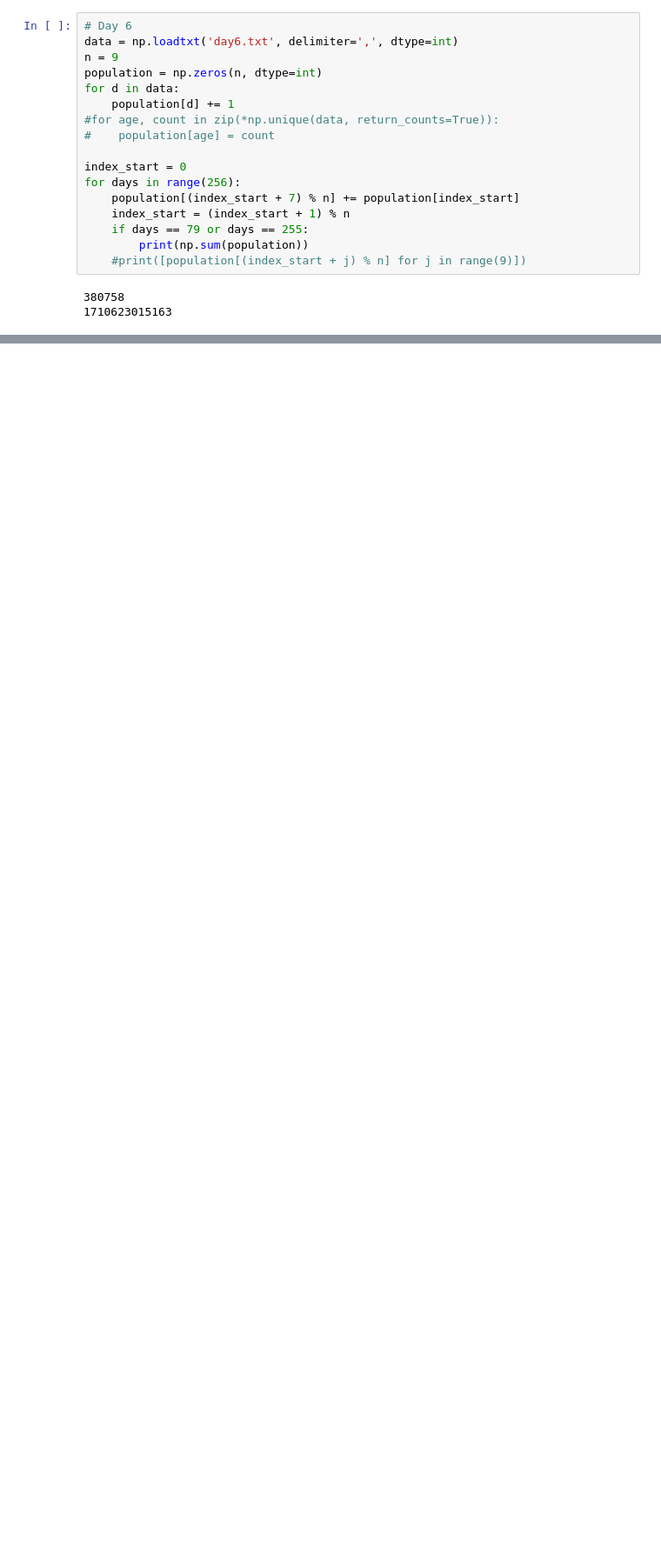
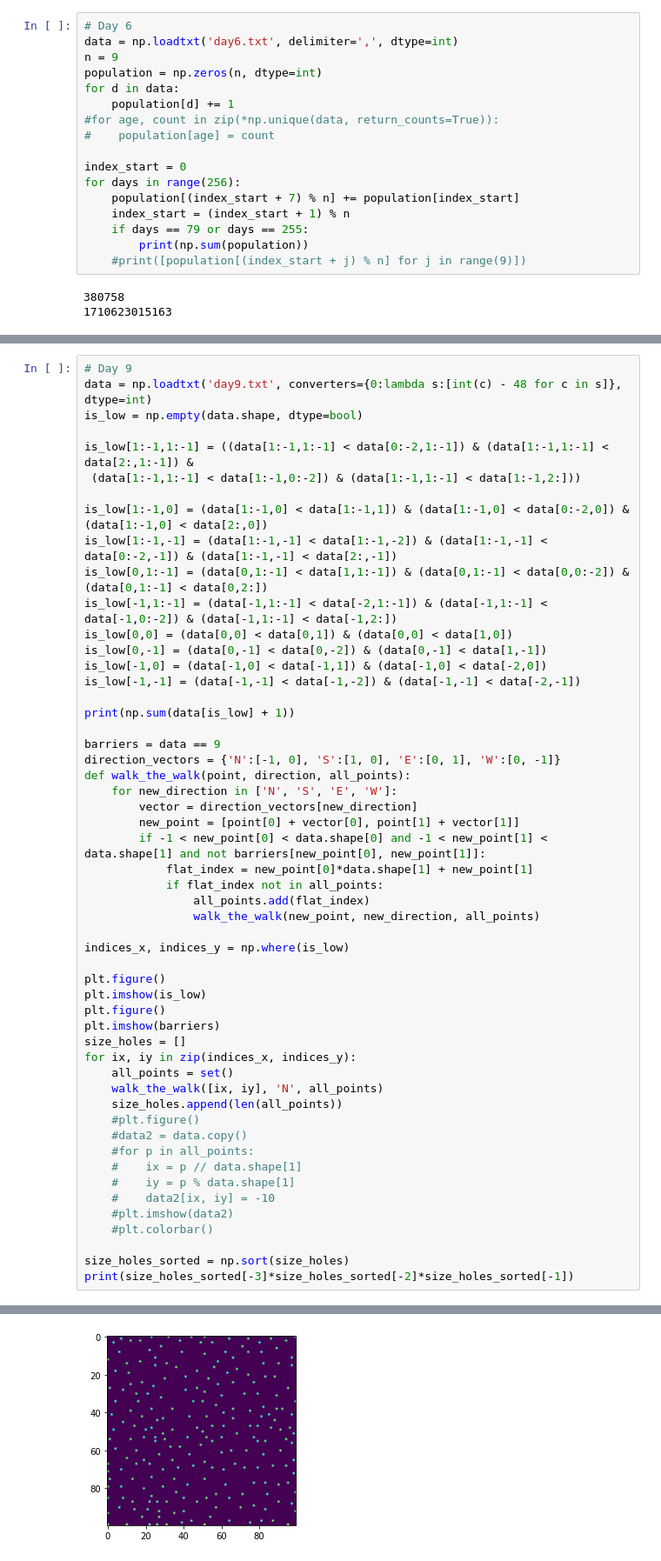
Before and after one commit to ThomasTram/AdventOfCode2021, a Jupyter notebook: AdventCalendar.ipynb, the cells around one changed output, grey strips where cells are left out. Shown at 87% size. Drawn from its saved outputs; the diff is of its cells as text; blank space fills up the shorter version.

```diff
--- a/AdventCalendar.ipynb
+++ b/AdventCalendar.ipynb
@@ -581,0 +268,54 @@ for signals, output in displays:
+# %%
+# Day 9
+data = np.loadtxt('day9.txt', converters={0:lambda s:[int(c) - 48 for c in s]}, dtype=int)
+is_low = np.empty(data.shape, dtype=bool)
+
+is_low[1:-1,1:-1] = ((data[1:-1,1:-1] < data[0:-2,1:-1]) & (data[1:-1,1:-1] < data[2:,1:-1]) &
+ (data[1:-1,1:-1] < data[1:-1,0:-2]) & (data[1:-1,1:-1] < data[1:-1,2:]))
+
+is_low[1:-1,0] = (data[1:-1,0] < data[1:-1,1]) & (data[1:-1,0] < data[0:-2,0]) & (data[1:-1,0] < data[2:,0])
+is_low[1:-1,-1] = (data[1:-1,-1] < data[1:-1,-2]) & (data[1:-1,-1] < data[0:-2,-1]) & (data[1:-1,-1] < data[2:,-1])
+is_low[0,1:-1] = (data[0,1:-1] < data[1,1:-1]) & (data[0,1:-1] < data[0,0:-2]) & (data[0,1:-1] < data[0,2:])
+is_low[-1,1:-1] = (data[-1,1:-1] < data[-2,1:-1]) & (data[-1,1:-1] < data[-1,0:-2]) & (data[-1,1:-1] < data[-1,2:])
+is_low[0,0] = (data[0,0] < data[0,1]) & (data[0,0] < data[1,0])
+is_low[0,-1] = (data[0,-1] < data[0,-2]) & (data[0,-1] < data[1,-1])
+is_low[-1,0] = (data[-1,0] < data[-1,1]) & (data[-1,0] < data[-2,0])
+is_low[-1,-1] = (data[-1,-1] < data[-1,-2]) & (data[-1,-1] < data[-2,-1])
+
+print(np.sum(data[is_low] + 1))
+
+barriers = data == 9
+direction_vectors = {'N':[-1, 0], 'S':[1, 0], 'E':[0, 1], 'W':[0, -1]}
+def walk_the_walk(point, direction, all_points):
+    for new_direction in ['N', 'S', 'E', 'W']:
+        vector = direction_vectors[new_direction]
+        new_point = [point[0] + vector[0], point[1] + vector[1]]
+        if -1 < new_point[0] < data.shape[0] and -1 < new_point[1] < data.shape[1] and not barriers[new_point[0], new_point[1]]:
+            flat_index = new_point[0]*data.shape[1] + new_point[1]
+            if flat_index not in all_points:
+                all_points.add(flat_index)
+                walk_the_walk(new_point, new_direction, all_points)
+
+indices_x, indices_y = np.where(is_low)
+
+plt.figure()
+plt.imshow(is_low)
+plt.figure()
+plt.imshow(barriers)
+size_holes = []
+for ix, iy in zip(indices_x, indices_y):
+    all_points = set()
+    walk_the_walk([ix, iy], 'N', all_points)
+    size_holes.append(len(all_points))
+    #plt.figure()
+    #data2 = data.copy()
+    #for p in all_points:
+    #    ix = p // data.shape[1]
+    #    iy = p % data.shape[1]
+    #    data2[ix, iy] = -10
+    #plt.imshow(data2)
+    #plt.colorbar()
+
+size_holes_sorted = np.sort(size_holes)
+print(size_holes_sorted[-3]*size_holes_sorted[-2]*size_holes_sorted[-1])
+# %% [output]
@@ -581,0 +324 @@ for signals, output in displays:
+[figure, added]
```
Also changed, not shown: parts of 14 cells of this notebook, 2 other files.
